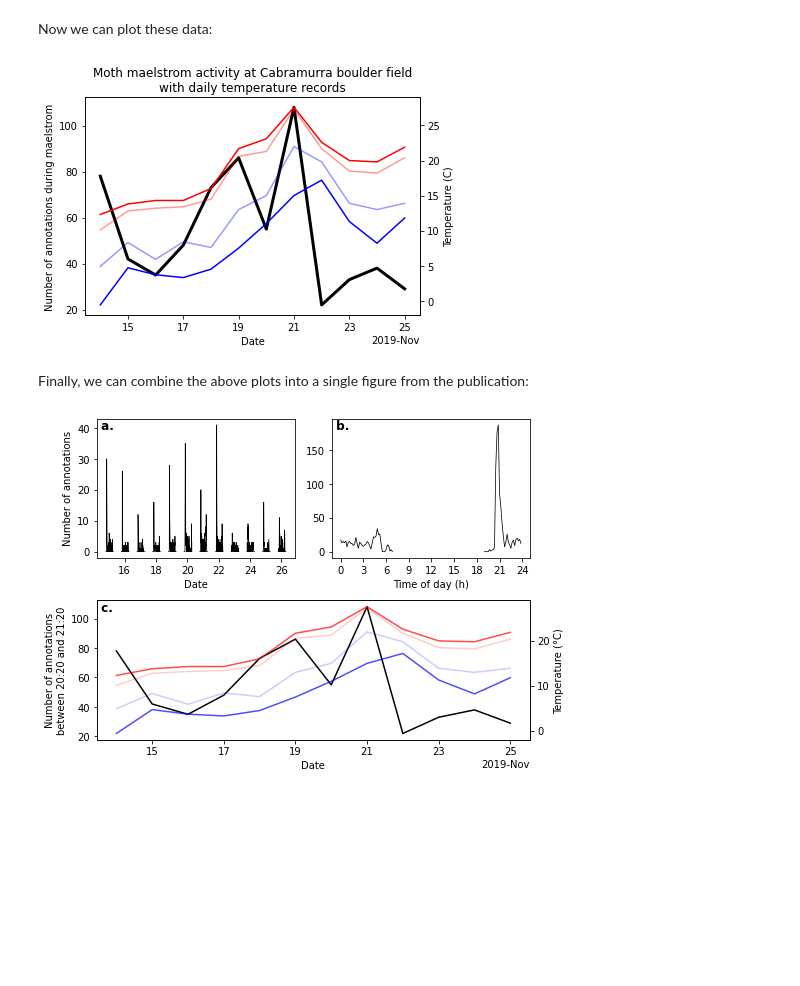
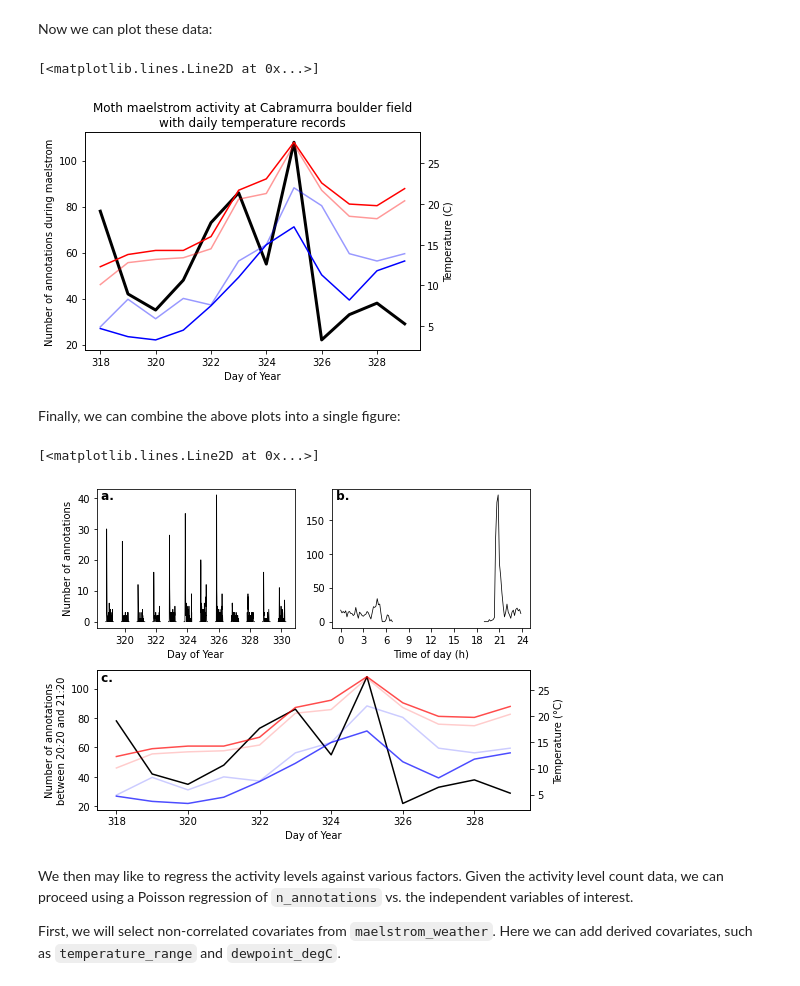
Before and after one commit to J-Wall/camfi, a Jupyter notebook: examples/activity_analysis.ipynb, the cells around one changed output. Drawn from its saved outputs; the diff is of its cells as text; code cells hidden in the pictures; blank space fills up the shorter version.

Commit message:
Updated examples to use Poisson regression for activity analysis

```diff
--- a/examples/activity_analysis.ipynb
+++ b/examples/activity_analysis.ipynb
@@ -165,8 +169,7 @@ The gaps in the above figure are periods where the cameras were not set to take
 
 There seems to be a periodic signal in the data, with more activity in the evening. We can take a closer look at this by pooling the data from all days into a single representative 24-hour period.
 # %%
-df["daytime"] = datetime.datetime(1680, 1, 1) + (df["timestamp"] - pd.to_datetime(df["timestamp"].dt.date))
-df["dayhour"] = df["daytime"].dt.hour.values + df["daytime"].dt.minute.values / 60
+df["dayhour"] = (df["dayofyear"] - np.floor(df["dayofyear"])) * 24.
 
 fig = plt.figure()
 ax = fig.add_subplot(
@@ -199,9 +202,7 @@ In the above figure we see a striking increase in activity levels during the hou
 Taking the mean number of annotations per image during this period for each day, we can then look at how activity levels were across the days of the study period. Next, we merge these daily activity levels with daily temperature data from the Bureau of Meterology.
 # %%
 # Summarising evening activity across each study day
-df_maelstrom = df[
-    (df.daytime >= datetime.datetime(1680, 1, 1, 20, 20)) & (df.daytime < datetime.datetime(1680, 1, 1, 21, 20))
-]
+df_maelstrom = df[(df.dayhour >= 20 + 20 / 60) & (df.dayhour < 21 + 20 / 60)]
 maelstrom_intensity = df_maelstrom.groupby(df_maelstrom["timestamp"].dt.date)["n_annotations"].sum()
 maelstrom_intensity = pd.DataFrame(maelstrom_intensity)
 maelstrom_intensity["date"] = pd.to_datetime(maelstrom_intensity.index)
@@ -211,12 +212,21 @@ weather_data_path = "data/cabramurra_bom_weather_201911.csv"
 weather_df = pd.read_csv(weather_data_path, skiprows=6, header=0)
 weather_df["date"] = pd.to_datetime(weather_df["date"])
 
+# temperature_minimum_degC is taken from the 24h until 9am.
+# We are interested in the minimum temperature in the 24h from 9am.
+weather_df["temperature_minimum_evening_degC"] = np.nan
+weather_df.loc[:28, "temperature_minimum_evening_degC"] = weather_df["temperature_minimum_degC"][1:].array
+
 # Database merge of evening activity and daily weather data
 maelstrom_weather = maelstrom_intensity.merge(
     weather_df,
     how="left",
     on="date",
 )
+
+# Include dayofyear in maelstrom_weather
+maelstrom_weather["dayofyear"] = maelstrom_weather.date.dt.dayofyear
+
 maelstrom_weather
 # %% [output]
 |  | n_annotations | date | temperature_minimum_degC | temperature_maximum_degC | rainfall_mm | maximum_wind_gust_direction | ... |
@@ -240,57 +250,52 @@ ax1 = fig.add_subplot(
     111,
     title="Moth maelstrom activity at Cabramurra boulder field\nwith daily temperature records",
     ylabel="Number of annotations during maelstrom",
-    xlabel="Date",
+    xlabel="Day of Year",
 )
 ax2 = ax1.twinx()
 ax2.set_ylabel("Temperature (C)")
 
 # Plotting insect evening activity levels
 ax1.plot(
-    maelstrom_weather["date"],
+    maelstrom_weather["dayofyear"],
     maelstrom_weather["n_annotations"],
     c="k",
     lw=3,
     label="Bogong moth maelstrom activity",
 )
 
 # Plotting daily temperature data
 ax2.plot(
-    maelstrom_weather["date"],
+    maelstrom_weather["dayofyear"],
     maelstrom_weather["temperature_maximum_degC"],
     c="r",
     label="Maximum temperature (C)",
 )
 ax2.plot(
-    maelstrom_weather["date"],
+    maelstrom_weather["dayofyear"],
     maelstrom_weather["temperature_3pm_degC"],
     c="r",
     alpha=0.4,
     label="3pm Temperature (C)",
 )
 ax2.plot(
-    maelstrom_weather["date"],
-    maelstrom_weather["temperature_minimum_degC"],
+    maelstrom_weather["dayofyear"],
+    maelstrom_weather["temperature_minimum_evening_degC"],
     c="b",
     label="Minimum temperature (C)",
 )
 ax2.plot(
-    maelstrom_weather["date"],
+    maelstrom_weather["dayofyear"],
     maelstrom_weather["temperature_9am_degC"],
     c="b",
     alpha=0.4,
     label="9am Temperature (C)",
 )
-
-# Correctly formatting axes
-locator = mdates.AutoDateLocator(minticks=3, maxticks=7)
-formatter = mdates.ConciseDateFormatter(locator)
-ax1.xaxis.set_major_locator(locator)
-ax1.xaxis.set_major_formatter(formatter)
 # %% [output]
+[<matplotlib.lines.Line2D at 0x...>]
-[figure, old version]
+[figure, new version]
 # %% [markdown]
-Finally, we can combine the above plots into a single figure from the publication:
+Finally, we can combine the above plots into a single figure:
 # %%
 fig = plt.figure(
     figsize=(7.5, 5.2),
@@ -301,7 +306,7 @@ title_y = 0.88
 
 ax1 = fig.add_subplot(
     221,
-    xlabel="Date",
+    xlabel="Day of Year",
     ylabel="Number of annotations",
 )
 ax1.set_title(" a.", fontdict={"fontweight": "bold"}, loc="left", y=title_y)
@@ -318,12 +323,12 @@ ax2.xaxis.set_major_locator(MaxNLocator(integer=True))
 
 ax3 = fig.add_subplot(
     212,
-    xlabel="Date",
+    xlabel="Day of Year",
     ylabel="Number of annotations\nbetween 20:20 and 21:20",
 )
 ax3.set_title(" c.", fontdict={"fontweight": "bold"}, loc="left", y=title_y)
 ax3.plot(
-    maelstrom_weather["date"],
+    maelstrom_weather["dayofyear"],
     maelstrom_weather["n_annotations"],
     c="k",
     label="Bogong moth maelstrom activity",
@@ -332,37 +337,37 @@ ax3.plot(
 ax4 = ax3.twinx()
 ax4.set_ylabel("Temperature (°C)")
 ax4.plot(
-    maelstrom_weather["date"],
+    maelstrom_weather["dayofyear"],
     maelstrom_weather["temperature_maximum_degC"],
     c="r",
     alpha=0.7,
     label="Maximum temperature (C)",
 )
 ax4.plot(
-    maelstrom_weather["date"],
+    maelstrom_weather["dayofyear"],
     maelstrom_weather["temperature_3pm_degC"],
     c="r",
     alpha=0.2,
     label="3pm Temperature (C)",
 )
 ax4.plot(
-    maelstrom_weather["date"],
-    maelstrom_weather["temperature_minimum_degC"],
+    maelstrom_weather["dayofyear"],
+    maelstrom_weather["temperature_minimum_evening_degC"],
     c="b",
     alpha=0.7,
     label="Minimum temperature (C)",
 )
 ax4.plot(
-    maelstrom_weather["date"],
+    maelstrom_weather["dayofyear"],
     maelstrom_weather["temperature_9am_degC"],
     c="b",
     alpha=0.2,
     label="9am Temperature (C)",
 )
-
-locator = mdates.AutoDateLocator(minticks=3, maxticks=7)
-formatter = mdates.ConciseDateFormatter(locator)
-ax3.xaxis.set_major_locator(locator)
-ax3.xaxis.set_major_formatter(formatter)
 # %% [output]
+[<matplotlib.lines.Line2D at 0x...>]
-[figure, old version]
+[figure, new version]
+# %% [markdown]
+We then may like to regress the activity levels against various factors. Given the activity level count data, we can proceed using a Poisson regression of `n_annotations` vs. the independent variables of interest.
+
+First, we will select non-correlated covariates from `maelstrom_weather`. Here we can add derived covariates, such as `temperature_range` and `dewpoint_degC`.
```
Also changed, not shown: parts of 21 cells of this notebook, 4 other files.
